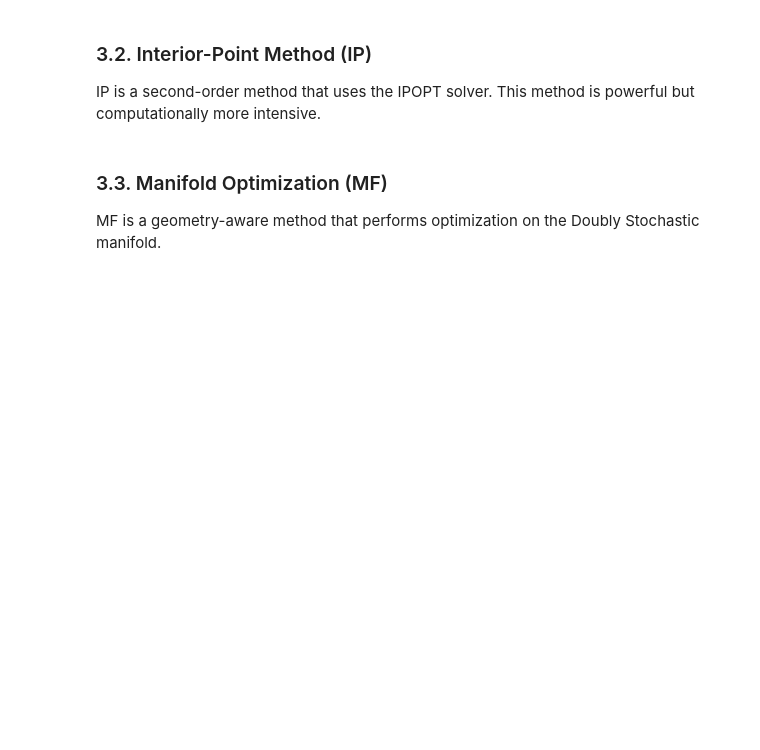
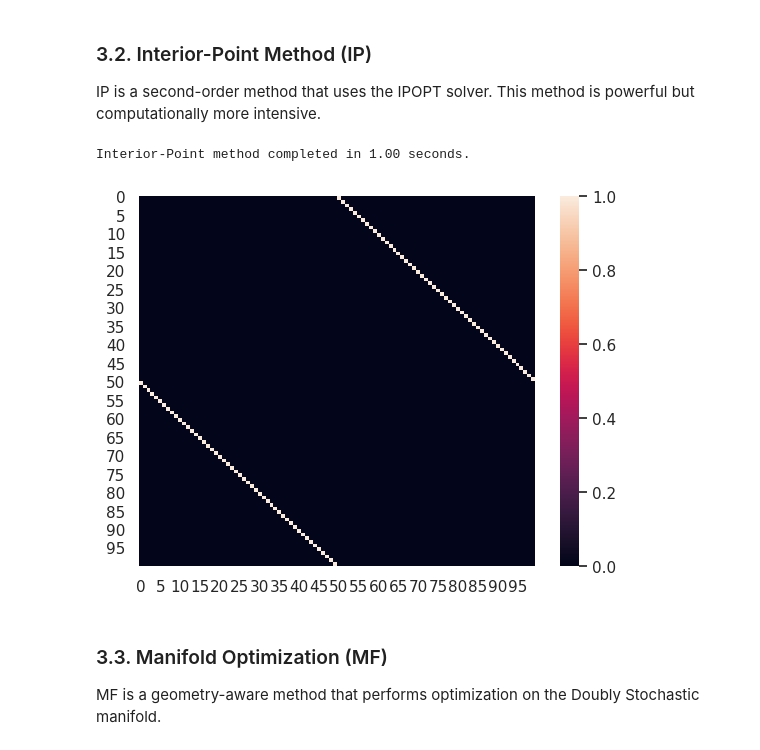
Before and after one commit to dkubek/approximate-graph-symmetries, a Jupyter notebook: demo.ipynb, the cells around one changed output. Saved outputs shown, nothing was run; the diff lists cells and outputs as text; code cells hidden in the pictures; blank space fills up the shorter version.

```diff
--- a/demo.ipynb
+++ b/demo.ipynb
@@ -203,15 +214,20 @@ plt.show()
 IP is a second-order method that uses the IPOPT solver. This method is powerful
 but computationally more intensive.
 # %%
-#| label: run-ip
+# | label: run-ip
 ip_method = InteriorPoint(max_iter=500, verbose=0)
 results_ip = ip_method.solve(A_synthetic, c=0.8)
 P_ip = results_ip["P"]
 
-print(f"Interior-Point method completed in {results_ip['metrics']['time']:.2f} seconds.")
+print(
+    f"Interior-Point method completed in {results_ip['metrics']['time']:.2f} seconds."
+)
 
 sns.heatmap(P_ip)
 plt.show()
+# %% [output]
+Interior-Point method completed in 1.00 seconds.
+[figure, added]
 # %% [markdown]
 ### 3.3. Manifold Optimization (MF)
 
```
Also changed, not shown: parts of 8 cells of this notebook, 11 other files.
